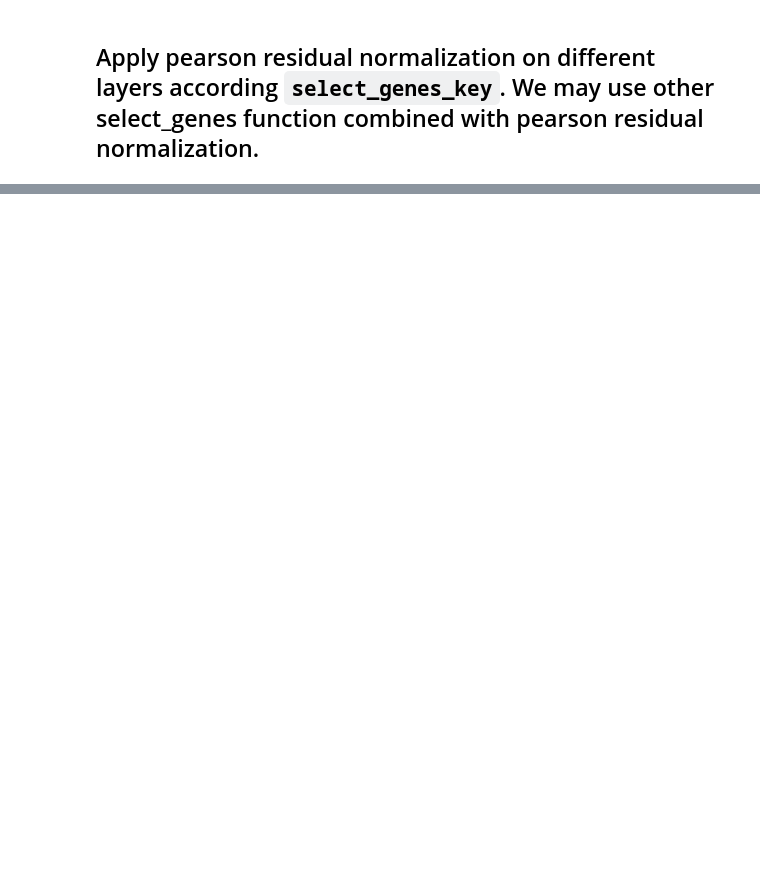
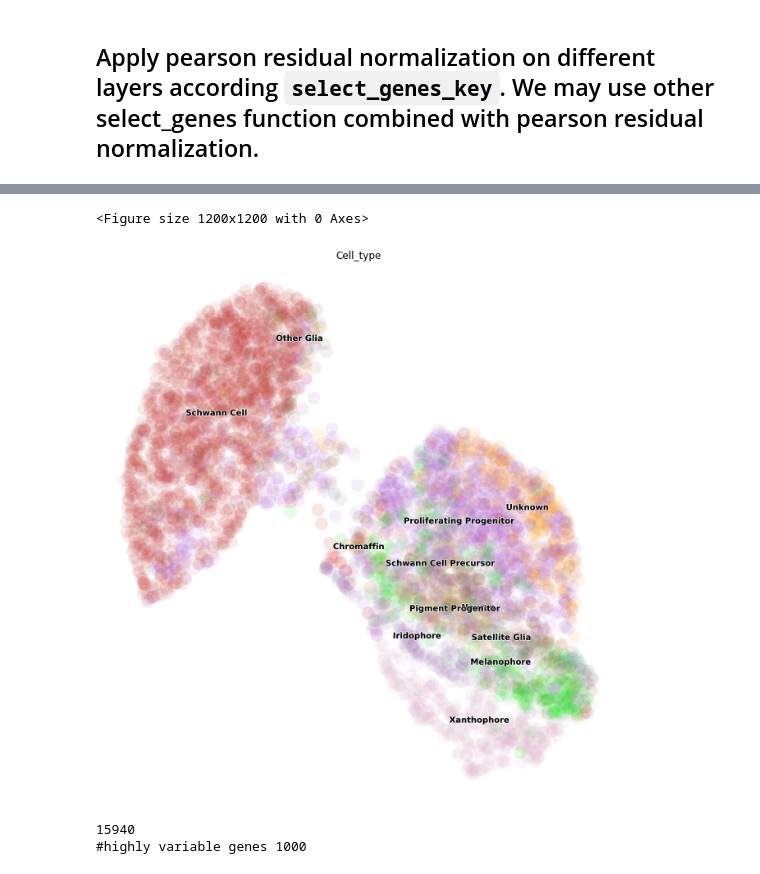
Before and after one commit to aristoteleo/dynamo-notebooks, a Jupyter notebook: normalization/preprocessor-pearson-residual-visualization.ipynb, the cells around one changed output, grey strips where cells are left out. Cells and saved outputs as stored; diff of their text form; code cells hidden in the pictures; blank space fills up the shorter version.

```diff
--- a/normalization/preprocessor-pearson-residual-visualization.ipynb
+++ b/normalization/preprocessor-pearson-residual-visualization.ipynb
@@ -52,0 +115,15 @@ preprocessor.preprocess_adata(adata)
+# %%
+dyn.pl.umap(adata, color="Cell_type", figsize=(12, 12))
+# %% [output]
+<Figure size 1200x1200 with 0 Axes>
+[figure, added]
+# %%
+adata.var_names[adata.var[DKM.VAR_GENE_HIGHLY_VARIABLE_KEY]]
+print((adata.var["highly_variable_rank"].isna()).sum())
+print("#highly variable genes", (~adata.var["highly_variable_rank"].isna()).sum())
+
+highly_variable_genes = adata.var_names[~adata.var["highly_variable_rank"].isna()]
+adata.var["highly_variable_rank"][highly_variable_genes].sort_values(ascending=False);
+# %% [output]
+15940
+#highly variable genes 1000
```
Also changed, not shown: parts of 13 cells of this notebook, 3 other files.
